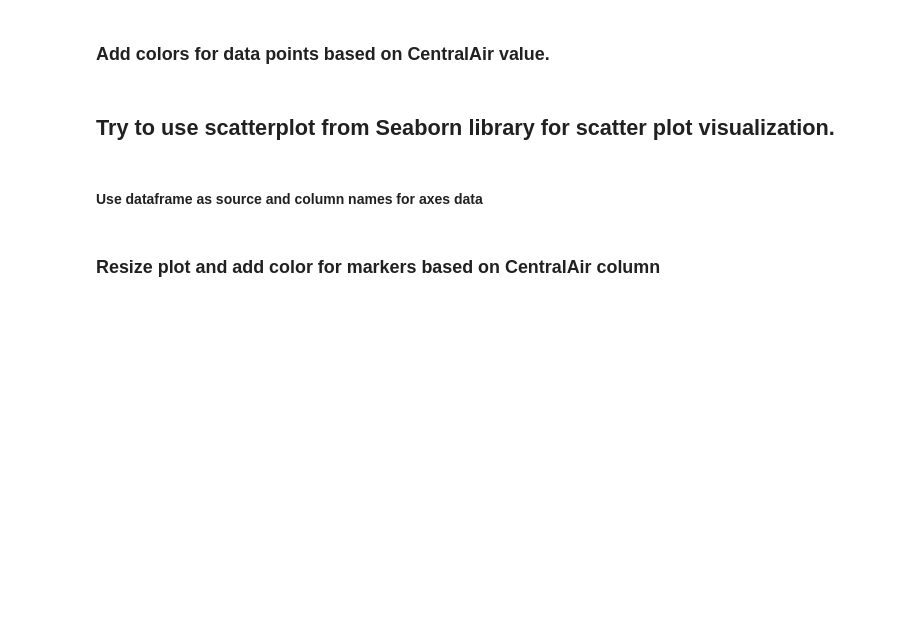
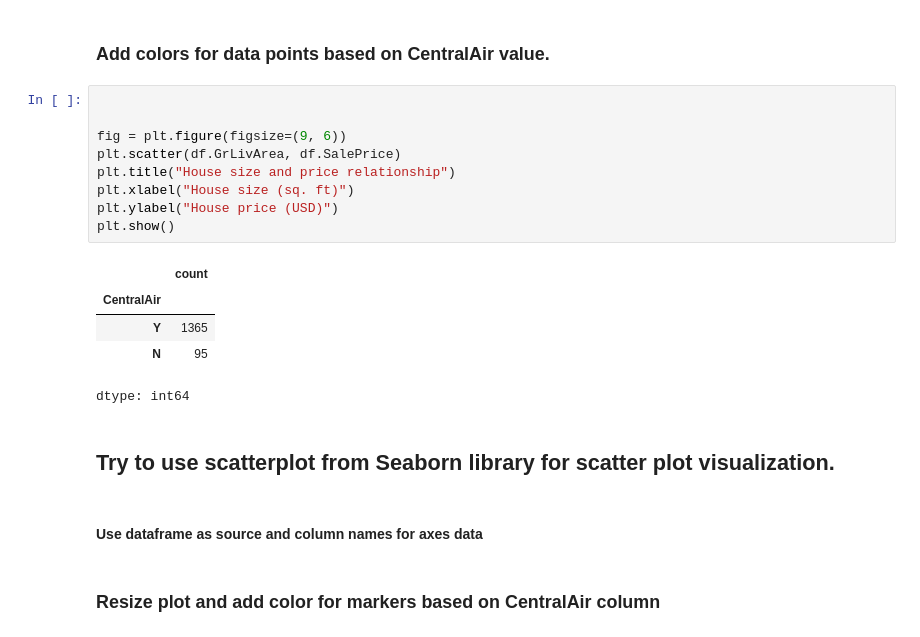
Before and after one commit to Kudl1k/zsu, a Jupyter notebook: fml_01.ipynb, the cells around one changed output. Drawn from its saved outputs; the diff is of its cells as text; blank space fills up the shorter version.

```diff
--- a/fml_01.ipynb
+++ b/fml_01.ipynb
@@ -166,5 +194,20 @@ df.head()
 # %% [markdown]
 ### Add colors for data points based on CentralAir value.
+# %%
+
+
+fig = plt.figure(figsize=(9, 6))
+plt.scatter(df.GrLivArea, df.SalePrice)
+plt.title("House size and price relationship")
+plt.xlabel("House size (sq. ft)")
+plt.ylabel("House price (USD)")
+plt.show()
+# %% [output]
+|  | count |
+| CentralAir |  |
+| Y | 1365 |
+| N | 95 |
+dtype: int64
 # %% [markdown]
 ## Try to use scatterplot from **Seaborn** library for scatter plot visualization.
 # %% [markdown]
```
Also changed, not shown: parts of 5 cells of this notebook.
